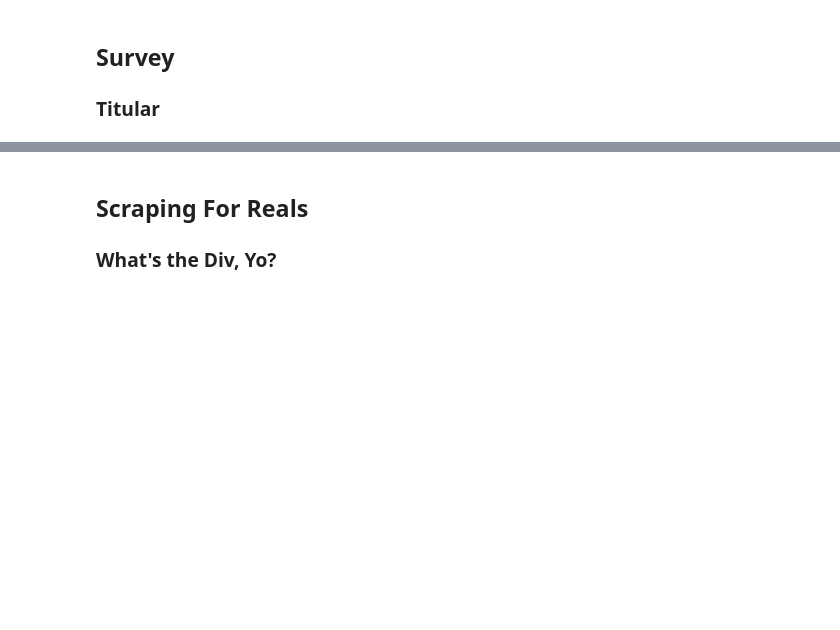
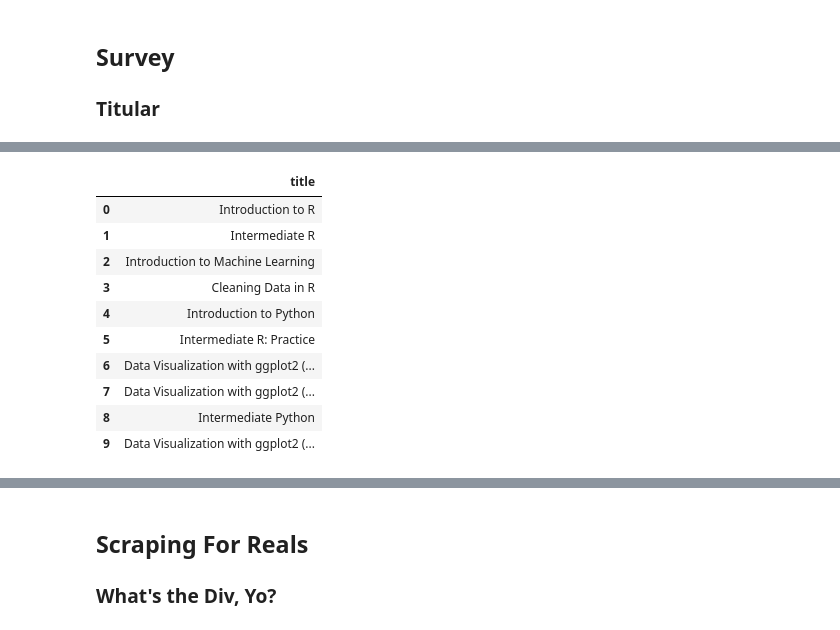
Before and after one commit to tommypratama/datacamp, a Jupyter notebook: Web Scraping in Python/3. CSS Locators, Chaining, and Responses.ipynb, the cells around one changed output, grey strips where cells are left out. Saved outputs shown, nothing was run; the diff lists cells and outputs as text; code cells hidden in the pictures; blank space fills up the shorter version.

```diff
--- a/Web Scraping in Python/3. CSS Locators, Chaining, and Responses.ipynb
+++ b/Web Scraping in Python/3. CSS Locators, Chaining, and Responses.ipynb
@@ -283,0 +278,3 @@ for el in crs_titles:
+# %%
+for i, el in enumerate(crs_titles, start=1):
+    print(i, el)
@@ -284,3 +299,19 @@ for el in crs_titles:
+# %%
+import pandas as pd
+
+pd.DataFrame({ 'title': [el for el in crs_titles] }).head(10)
+# %% [output]
+|  | title |
+| 0 | Introduction to R |
+| 1 | Intermediate R |
+| 2 | Introduction to Machine Learning |
+| 3 | Cleaning Data in R |
+| 4 | Introduction to Python |
+| 5 | Intermediate R: Practice |
+| 6 | Data Visualization with ggplot2 (... |
+| 7 | Data Visualization with ggplot2 (... |
+| 8 | Intermediate Python |
+| 9 | Data Visualization with ggplot2 (... |
 # %%
 # Calculate the number of children of the mystery element
 how_many_kids = len( mystery.xpath( './*' ) )
```
Also changed, not shown: parts of 13 cells of this notebook, 2 other files.
